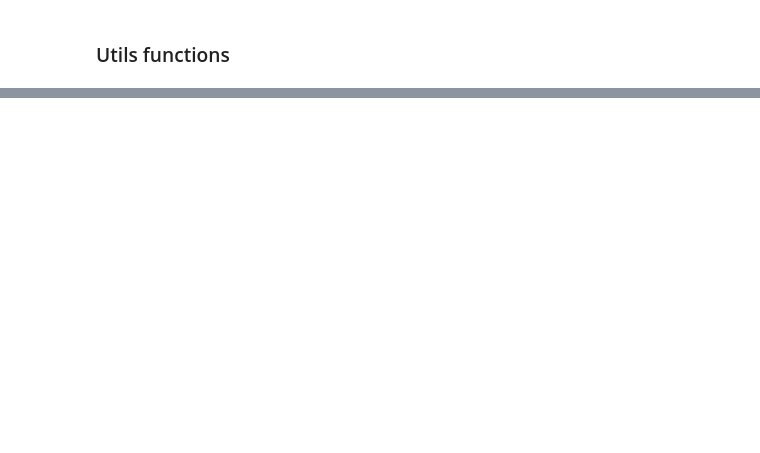
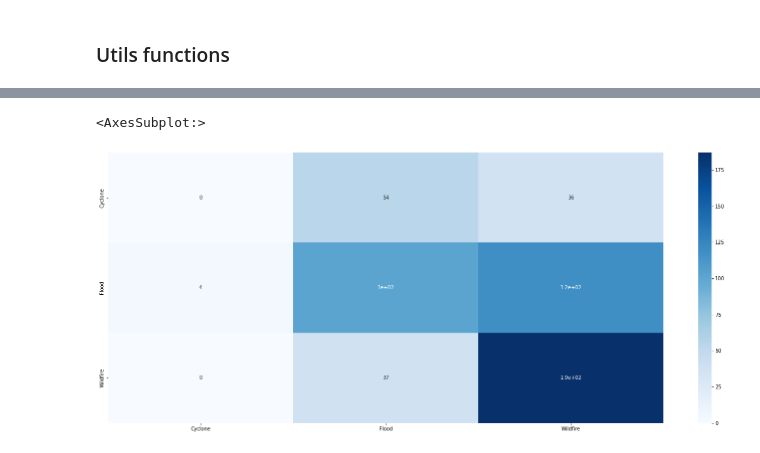
Before and after one commit to enmanuelmag/ClubIA, a Jupyter notebook: Notebooks/PreProcess.ipynb, the cells around one changed output, grey strips where cells are left out. Cells and saved outputs as stored; diff of their text form; code cells hidden in the pictures; blank space fills up the shorter version.

```diff
--- a/Notebooks/PreProcess.ipynb
+++ b/Notebooks/PreProcess.ipynb
@@ -10,6 +10,7 @@ import numpy as np
 import tf_functions
 import pandas as pd
 import pickle as pkl
+import seaborn as sns
 import transformer_v2
 import tensorflow as tf
 import keras.backend as K
@@ -47,14 +48,14 @@ SIZE_IMG = 88
 PATCH_SIZE = 8 # SIZE OF THE PATCHES TO BE EXTRACT FROM THE INPUT IMAGES
 NUM_PATCHES = (SIZE_IMG // PATCH_SIZE) ** 2
 
-PROJECTION_DIM = 256 #256
+PROJECTION_DIM = 512 #256
 TRANSFORMER_LAYERS = 8 #8
 NUM_HEADS = 1 #1
 TRANSFORMER_UNITS = [
   PROJECTION_DIM * 2,
   PROJECTION_DIM,
 ] # SIZE OF THE TRANSFORMER LAYERS
-MLP_HEAD_UNITS = [ 1024 ] # SIZE OF THE DENSE LAYERS OF THE FINAL CLASSIFIER
+MLP_HEAD_UNITS = [ 512 ] # [ 512 ]
 
 ### PATHS
 VERSION_DS = 2
@@ -202,5 +185,5 @@ KeyboardInterrupt:
 # %%
-LEARNING_RATE = 0.0000100
+LEARNING_RATE = 0.0000200 #0.0000100
 loss = tf.keras.losses.SparseCategoricalCrossentropy()
 optimizer = tf.keras.optimizers.Adam(
   learning_rate=LEARNING_RATE,
@@ -253,3 +255,21 @@ model.fit(
+# %%
+tf_record_eva = test_ds.batch(256)
+
+all_preds = []
+all_labels = []
+for images, label in tf_record_eva:
+  preds = model.predict(images)
+  all_labels.extend(label)
+  all_preds.extend(np.argmax(preds, axis=1))
+del tf_record_eva
+
+confusion_matrix = tf.math.confusion_matrix(all_labels, all_preds, num_classes=len(class_array))
+
+plt.figure(figsize=(25, 10))
+sns.heatmap(confusion_matrix.numpy(), annot=True, cmap='Blues', xticklabels=class_array, yticklabels=class_array)
+# %% [output]
+<AxesSubplot:>
+[figure, added]
 # %%
 df = pd.read_csv(
   '../Bases de Datos/crisismmd_datasplit_agreed_label/task_humanitarian_text_img_agreed_lab_dev.tsv',
```
Also changed, not shown: parts of 3 cells of this notebook.
